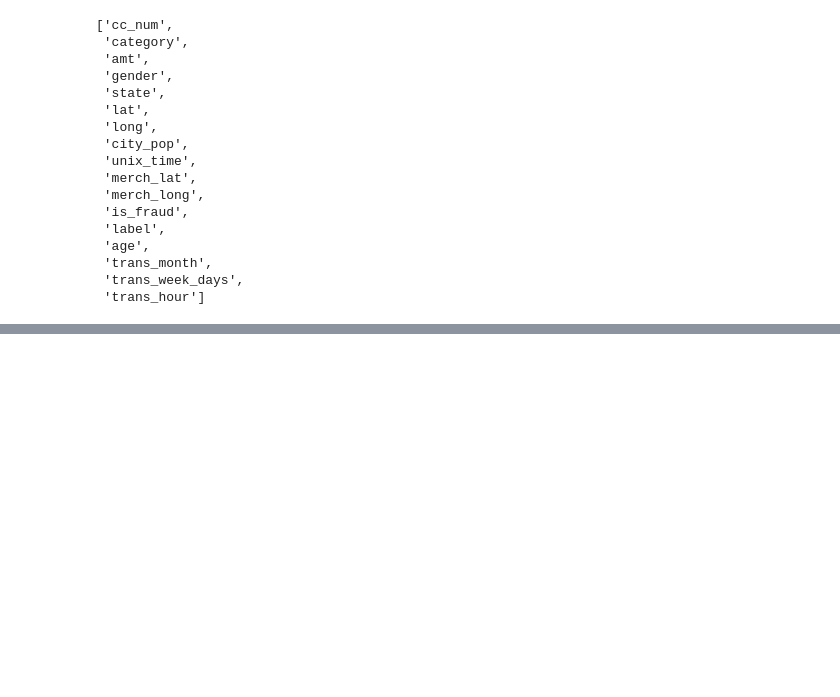
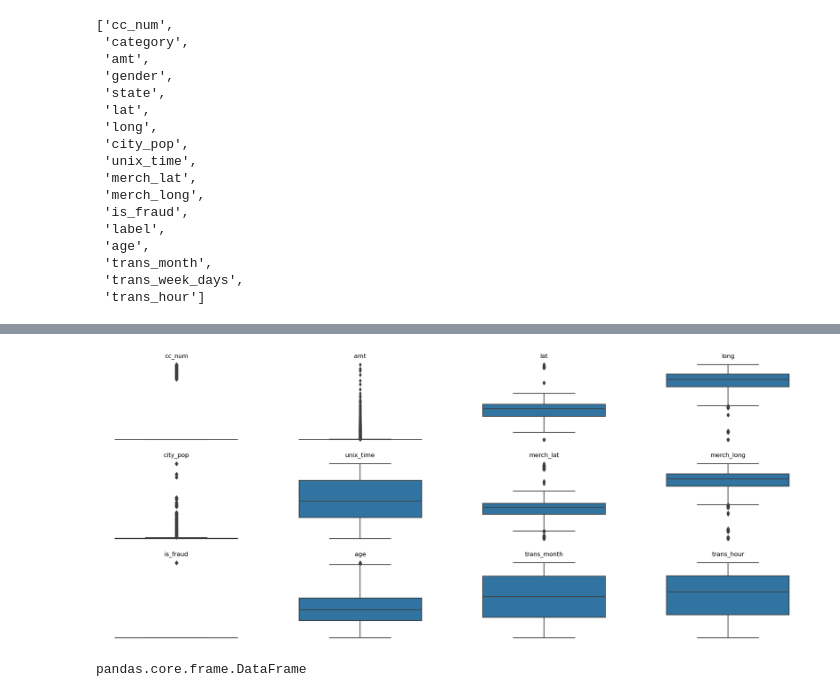
Before and after one commit to sabheen9/Capstone2-Credit-Card-Fraud-Detection, a Jupyter notebook: Credit Card Fraud Detection/notebooks/pre-processing.ipynb, the cells around one changed output, grey strips where cells are left out. Saved outputs shown, nothing was run; the diff lists cells and outputs as text; code cells hidden in the pictures; blank space fills up the shorter version.

```diff
--- a/Credit Card Fraud Detection/notebooks/pre-processing.ipynb
+++ b/Credit Card Fraud Detection/notebooks/pre-processing.ipynb
@@ -81,0 +128,22 @@ data
+# %%
+scaler = preprocessing.RobustScaler()
+robust_df = scaler.fit_transform(data.select_dtypes(include=[np.number]))
+robust_df = pd.DataFrame(robust_df,columns=numeric_col.columns)
+# %%
+plt.figure(figsize = [25,10])
+
+for ind,col_name in enumerate(robust_df):
+  plot_var = robust_df[col_name]
+  plt.subplot(3,4,ind+1)
+  sns.boxplot(plot_var)
+  plt.title(col_name)
+  plt.axis(False)
+# %% [output]
+[figure, added]
+# %%
+scaler = preprocessing.StandardScaler()
+standard_df = scaler.fit_transform(robust_df)
+standard_df = pd.DataFrame(standard_df,columns=robust_df.columns)
+type(standard_df)
+# %% [output]
+pandas.core.frame.DataFrame
```
Also changed, not shown: parts of 18 cells of this notebook.
